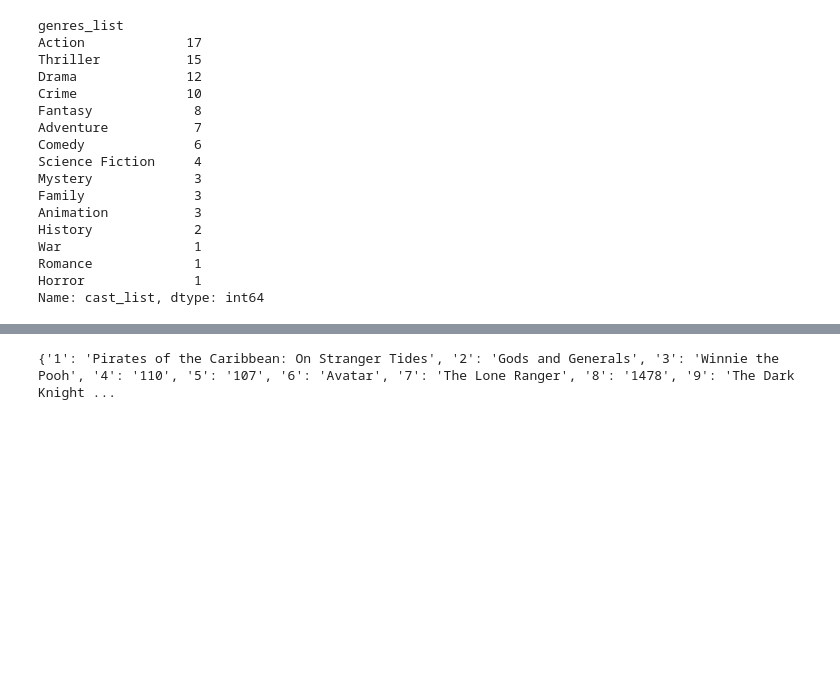
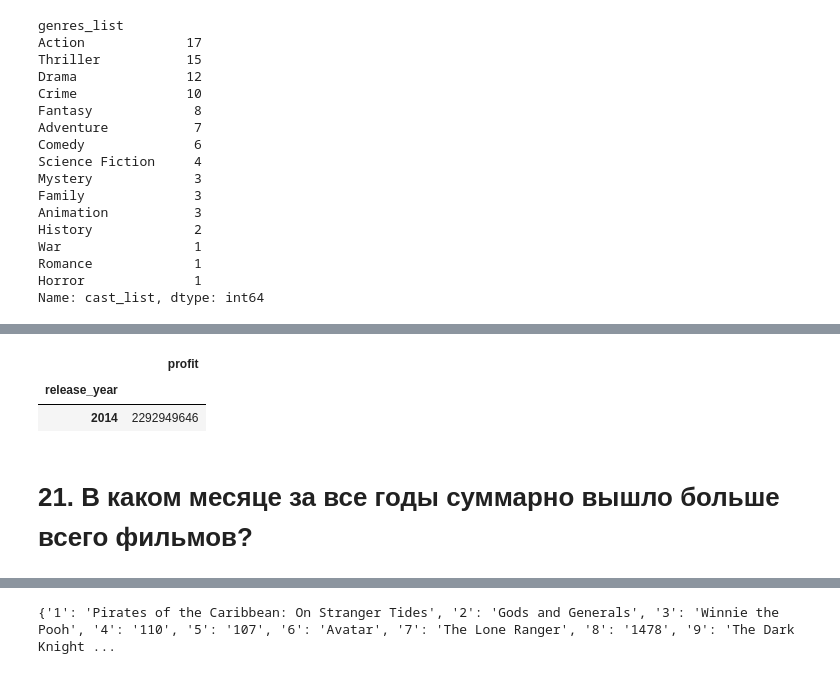
Before and after one commit to knartov/sf-git, a Jupyter notebook: module-1/Movies_IMBD_v4.1_TEMPLATE.ipynb, the cells around one changed output, grey strips where cells are left out. Cells and saved outputs as stored; diff of their text form; code cells hidden in the pictures; blank space fills up the shorter version.

```diff
--- a/module-1/Movies_IMBD_v4.1_TEMPLATE.ipynb
+++ b/module-1/Movies_IMBD_v4.1_TEMPLATE.ipynb
@@ -430,0 +504,12 @@ Name: cast_list, dtype: int64
+# %%
+#решение после некоторого размышления
+data20 = data[['original_title', 'production_companies_list','release_year', 'profit']]
+data20 = data20.explode('production_companies_list')
+data20 = data20[data20.production_companies_list.str.match("Warner Bros")].groupby('release_year').sum()
+data20[data20.profit == data20.profit.max()]
+# %% [output]
+|  | profit |
+| release_year |  |
+| 2014 | 2292949646 |
+# %% [markdown]
+# 21. В каком месяце за все годы суммарно вышло больше всего фильмов?
```
Also changed, not shown: parts of 20 cells of this notebook.
